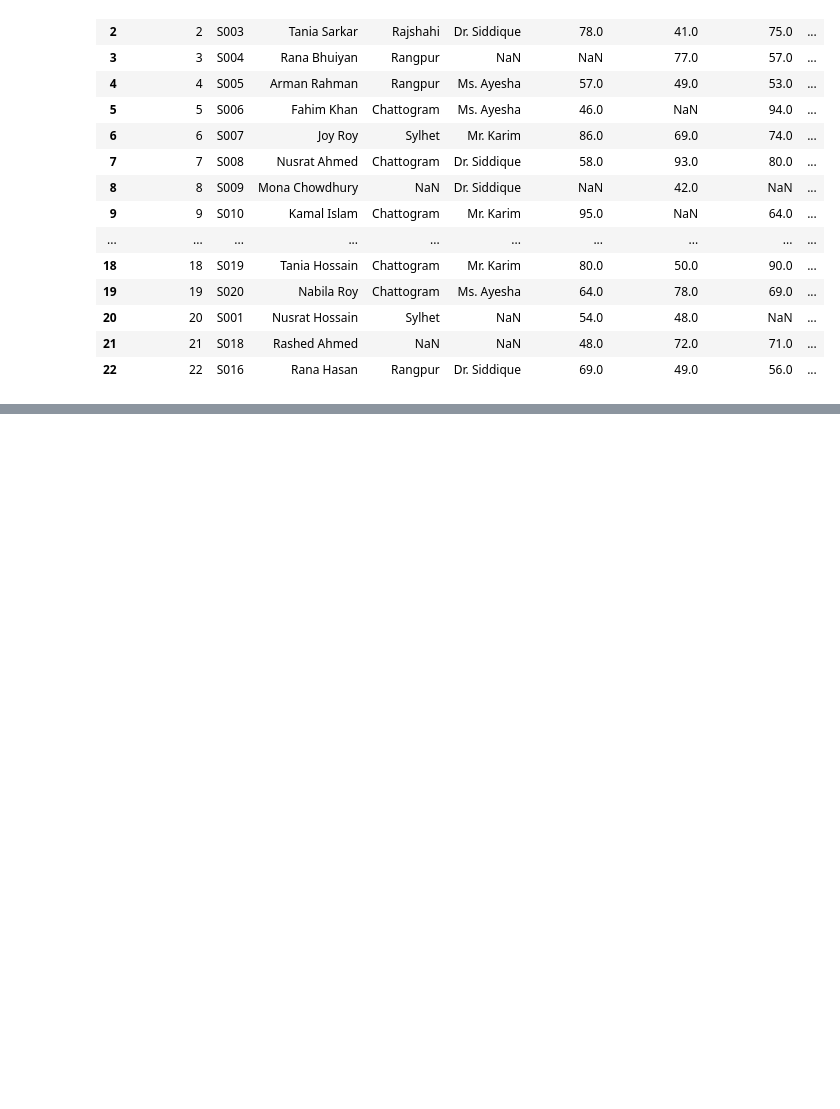
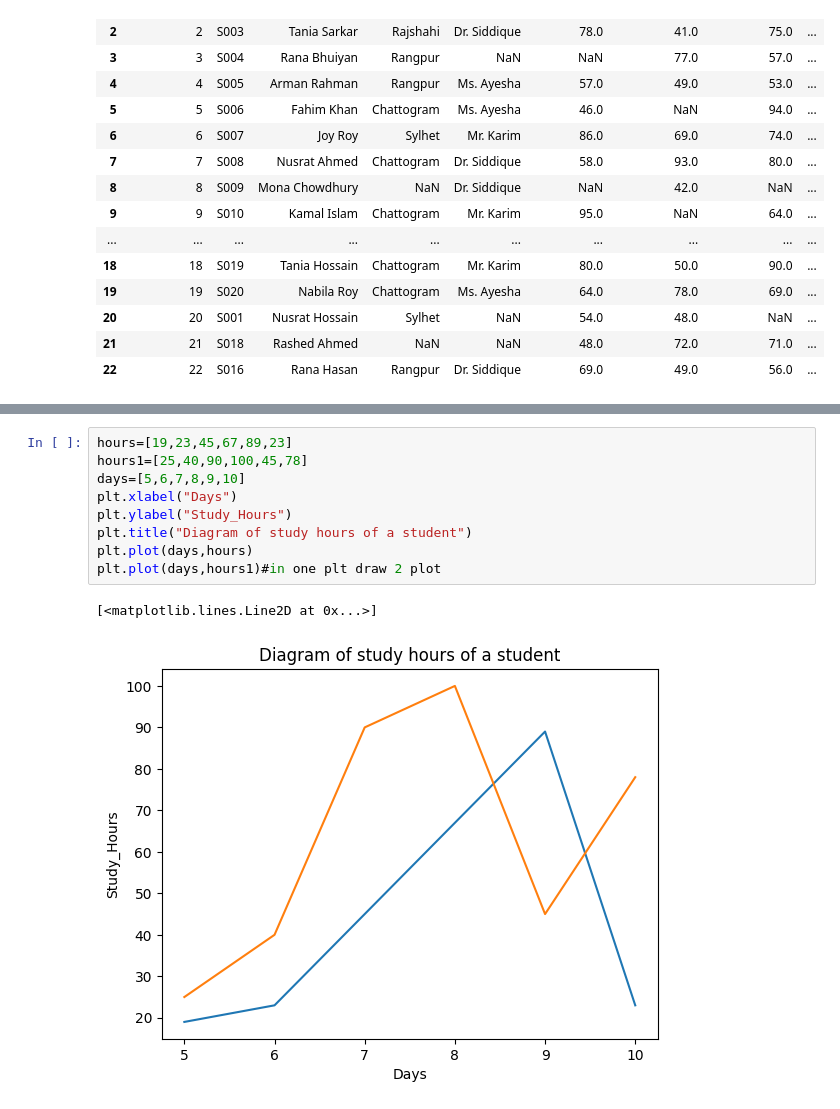
Before and after one commit to arman-hossain45/Phitrom_AI-ML, a Jupyter notebook: allModulePractice.ipynb, the cells around one changed output, grey strips where cells are left out. Drawn from its saved outputs; the diff is of its cells as text; blank space fills up the shorter version.

```diff
--- a/allModulePractice.ipynb
+++ b/allModulePractice.ipynb
@@ -2829,0 +2857,12 @@ group.last()#last student gula dekhabe group ar under ar
+# %%
+hours=[19,23,45,67,89,23]
+hours1=[25,40,90,100,45,78]
+days=[5,6,7,8,9,10]
+plt.xlabel("Days")
+plt.ylabel("Study_Hours")
+plt.title("Diagram of study hours of a student")
+plt.plot(days,hours)
+plt.plot(days,hours1)#in one plt draw 2 plot
+# %% [output]
+[<matplotlib.lines.Line2D at 0x...>]
+[figure, added]
```
Also changed, not shown: parts of 27 cells of this notebook, 2 other files.
